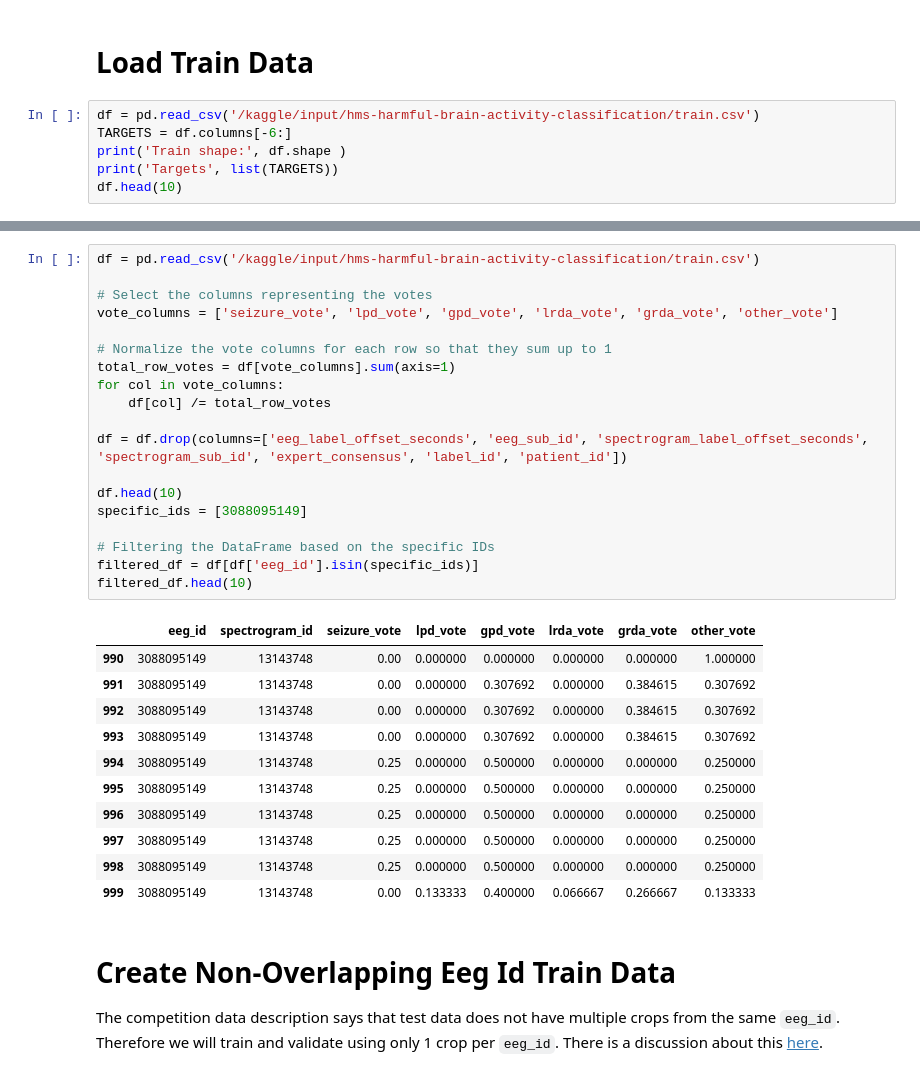
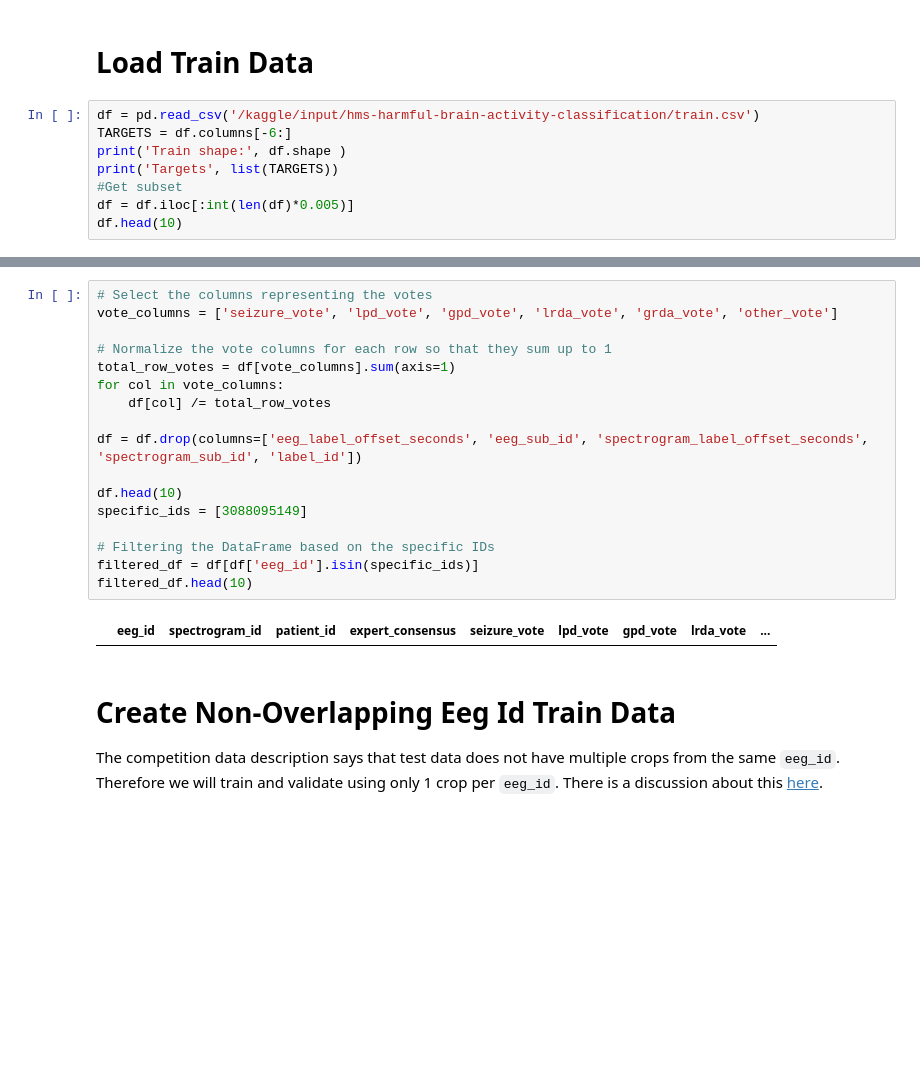
Before and after one commit to yhu02/RU-CS, a Jupyter notebook: efficientnetb2-starter-lb-0-57-spirit.ipynb, the cells around one changed output, grey strips where cells are left out. Saved outputs shown, nothing was run; the diff lists cells and outputs as text; blank space fills up the shorter version.

Commit message:
Kaggle Notebook | EfficientNetB2 Starter - [LB 0.57]Spirit | not valid

```diff
--- a/efficientnetb2-starter-lb-0-57-spirit.ipynb
+++ b/efficientnetb2-starter-lb-0-57-spirit.ipynb
@@ -83,6 +83,8 @@ df = pd.read_csv('/kaggle/input/hms-harmful-brain-activity-classification/train.
 TARGETS = df.columns[-6:]
 print('Train shape:', df.shape )
 print('Targets', list(TARGETS))
+#Get subset
+df = df.iloc[:int(len(df)*0.005)]
 df.head(10)
 # %% [output]
 Train shape: (106800, 15)
@@ -99,36 +101,24 @@ Targets ['seizure_vote', 'lpd_vote', 'gpd_vote', 'lrda_vote', 'grda_vote', 'othe
 | 8 | 1628180742 | 8 | 40.0 | 353733 | 8 | 40.0 | ... |
 | 9 | 2277392603 | 0 | 0.0 | 924234 | 0 | 0.0 | ... |
 # %%
-df = pd.read_csv('/kaggle/input/hms-harmful-brain-activity-classification/train.csv')
-
 # Select the columns representing the votes
 vote_columns = ['seizure_vote', 'lpd_vote', 'gpd_vote', 'lrda_vote', 'grda_vote', 'other_vote']
 
 # Normalize the vote columns for each row so that they sum up to 1
 total_row_votes = df[vote_columns].sum(axis=1)
 for col in vote_columns:
     df[col] /= total_row_votes
 
-df = df.drop(columns=['eeg_label_offset_seconds', 'eeg_sub_id', 'spectrogram_label_offset_seconds', 'spectrogram_sub_id', 'expert_consensus', 'label_id', 'patient_id'])
+df = df.drop(columns=['eeg_label_offset_seconds', 'eeg_sub_id', 'spectrogram_label_offset_seconds', 'spectrogram_sub_id', 'label_id'])
 
 df.head(10)
 specific_ids = [3088095149]
 
 # Filtering the DataFrame based on the specific IDs
 filtered_df = df[df['eeg_id'].isin(specific_ids)]
 filtered_df.head(10)
 # %% [output]
-|  | eeg_id | spectrogram_id | seizure_vote | lpd_vote | gpd_vote | lrda_vote | grda_vote | other_vote |
-| 990 | 3088095149 | 13143748 | 0.00 | 0.000000 | 0.000000 | 0.000000 | 0.000000 | 1.000000 |
-| 991 | 3088095149 | 13143748 | 0.00 | 0.000000 | 0.307692 | 0.000000 | 0.384615 | 0.307692 |
-| 992 | 3088095149 | 13143748 | 0.00 | 0.000000 | 0.307692 | 0.000000 | 0.384615 | 0.307692 |
-| 993 | 3088095149 | 13143748 | 0.00 | 0.000000 | 0.307692 | 0.000000 | 0.384615 | 0.307692 |
-| 994 | 3088095149 | 13143748 | 0.25 | 0.000000 | 0.500000 | 0.000000 | 0.000000 | 0.250000 |
-| 995 | 3088095149 | 13143748 | 0.25 | 0.000000 | 0.500000 | 0.000000 | 0.000000 | 0.250000 |
-| 996 | 3088095149 | 13143748 | 0.25 | 0.000000 | 0.500000 | 0.000000 | 0.000000 | 0.250000 |
-| 997 | 3088095149 | 13143748 | 0.25 | 0.000000 | 0.500000 | 0.000000 | 0.000000 | 0.250000 |
-| 998 | 3088095149 | 13143748 | 0.25 | 0.000000 | 0.500000 | 0.000000 | 0.000000 | 0.250000 |
-| 999 | 3088095149 | 13143748 | 0.00 | 0.133333 | 0.400000 | 0.066667 | 0.266667 | 0.133333 |
+|  | eeg_id | spectrogram_id | patient_id | expert_consensus | seizure_vote | lpd_vote | gpd_vote | lrda_vote | ... |
 # %% [markdown]
 # Create Non-Overlapping Eeg Id Train Data
 The competition data description says that test data does not have multiple crops from the same `eeg_id`. Therefore we will train and validate using only 1 crop per `eeg_id`. There is a discussion about this [here][1].
```
Also changed, not shown: parts of 15 cells of this notebook.
